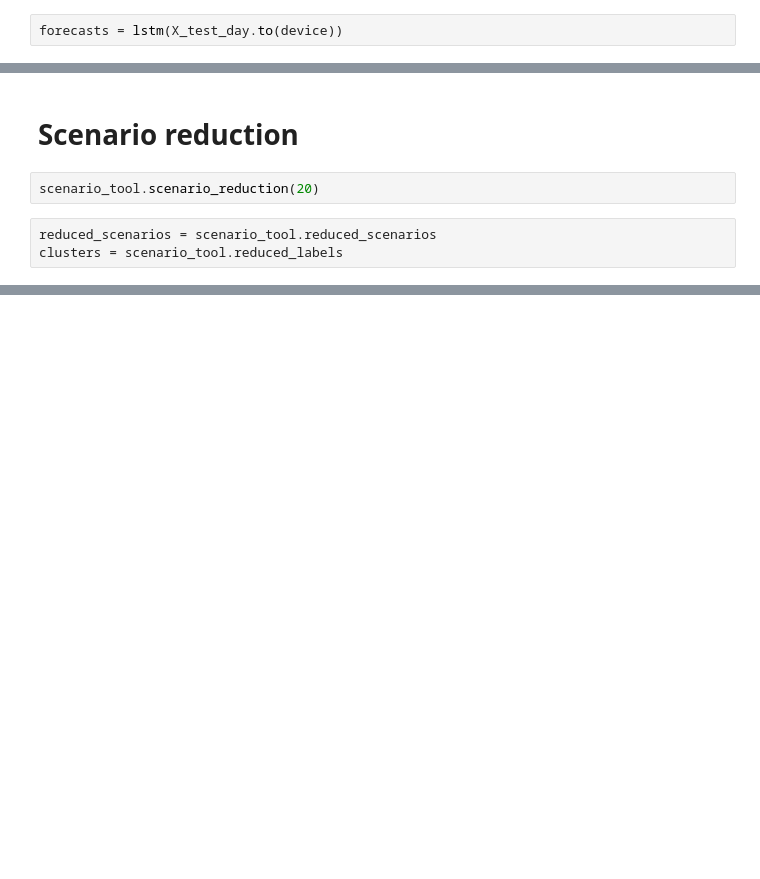
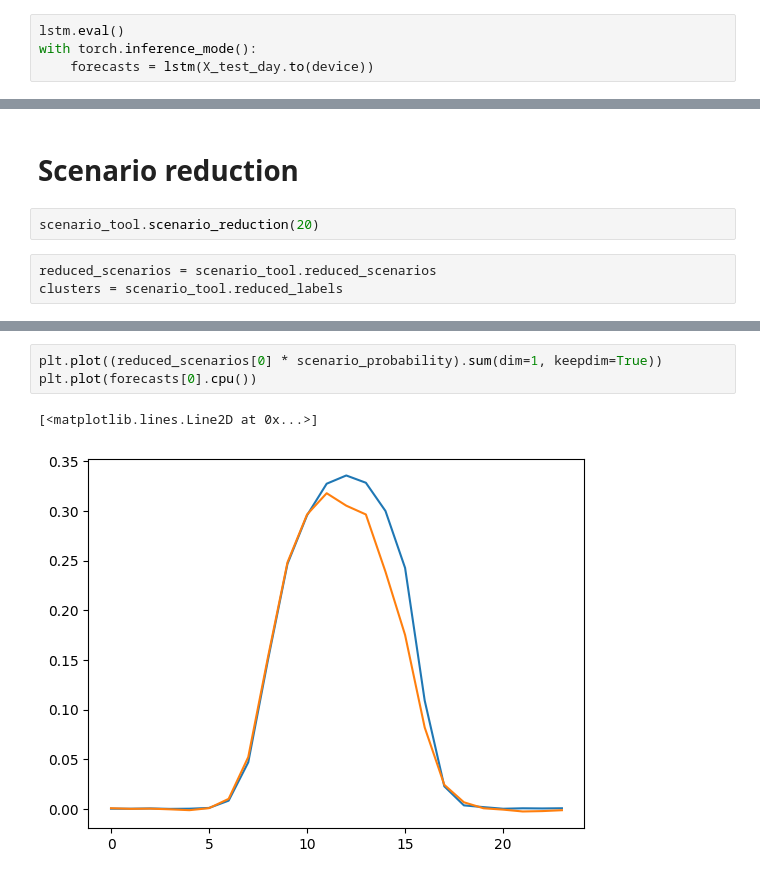
Before and after one commit to Joris-Dprtr/stochastic_programming, a Jupyter notebook: toy_example.ipynb, the cells around one changed output, grey strips where cells are left out. Cells and saved outputs as stored; diff of their text form; blank space fills up the shorter version.

```diff
--- a/toy_example.ipynb
+++ b/toy_example.ipynb
@@ -397,6 +403,8 @@ Best Epoch: 96
 <All keys matched successfully>
 # %%
-forecasts = lstm(X_test_day.to(device))
+lstm.eval()
+with torch.inference_mode():
+    forecasts = lstm(X_test_day.to(device))
 # %%
 all_days_mean = scenario_data.mean(dim=2)
 all_days_naive_mean = all_days_naive.mean(dim=2)
@@ -416,0 +433,6 @@ plt.bar(range(len(scenario_probability)), scenario_probability)
+# %%
+plt.plot((reduced_scenarios[0] * scenario_probability).sum(dim=1, keepdim=True))
+plt.plot(forecasts[0].cpu())
+# %% [output]
+[<matplotlib.lines.Line2D at 0x...>]
+[figure, added]
```
Also changed, not shown: parts of 12 cells of this notebook, 1 other file.
